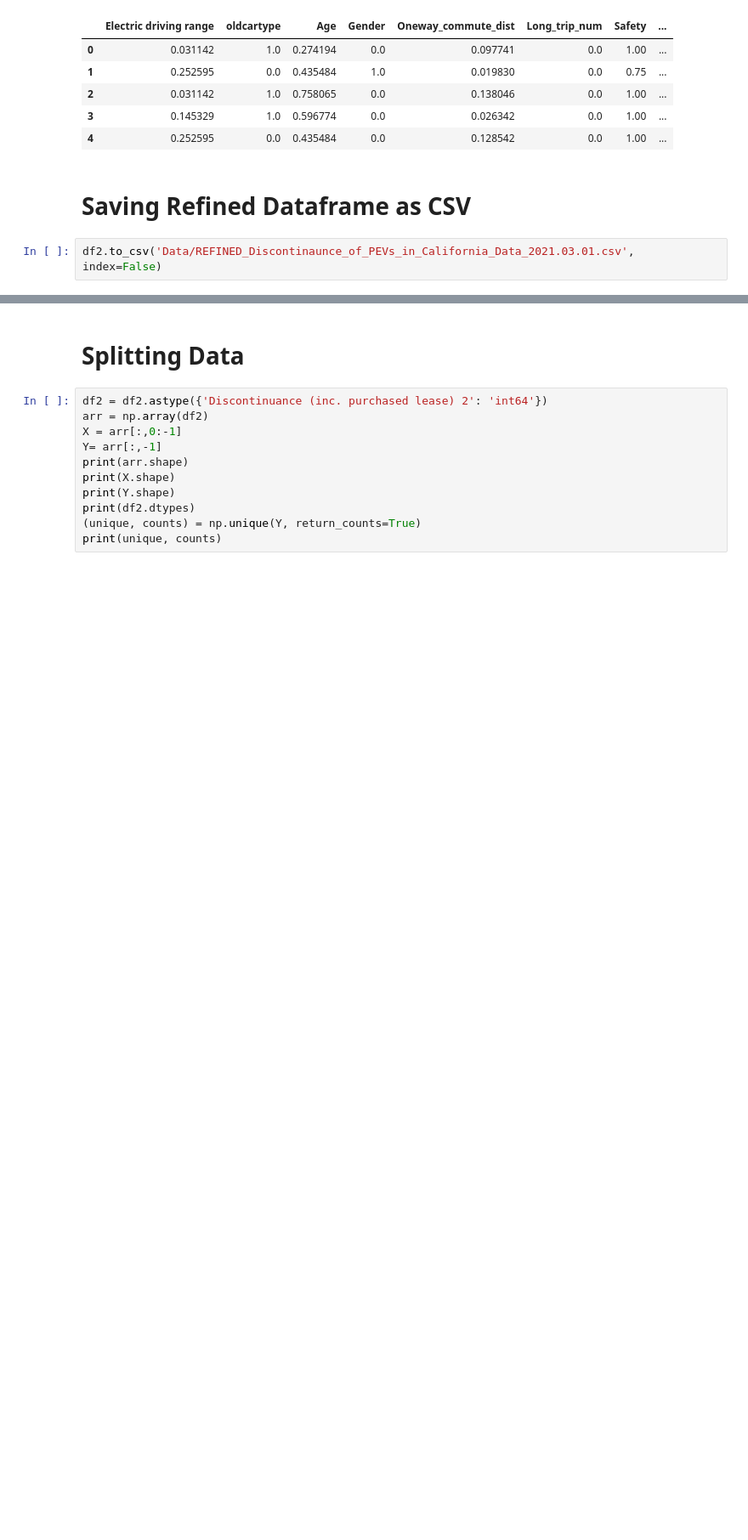
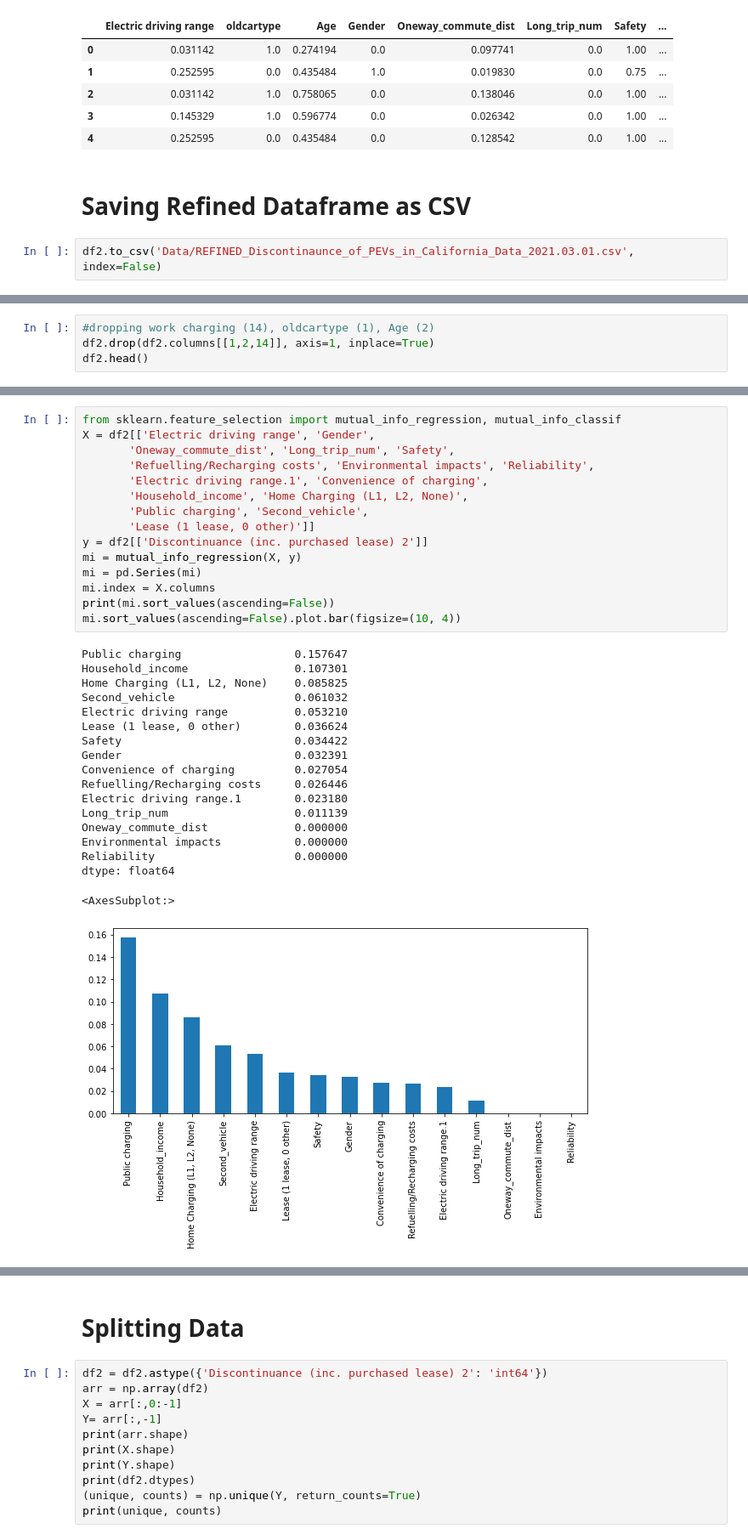
Before and after one commit to Taslim-M/EV-Customer-Discontinuation, a Jupyter notebook: version2/DataCleaningPrep.ipynb, the cells around one changed output, grey strips where cells are left out. Shown: that part at 85% size. Cells and saved outputs as stored; diff of their text form; blank space fills up the shorter version.

```diff
--- a/version2/DataCleaningPrep.ipynb
+++ b/version2/DataCleaningPrep.ipynb
@@ -549,0 +601,4 @@ df2.to_csv('Data/REFINED_Discontinaunce_of_PEVs_in_California_Data_2021.03.01.cs
+# %%
+#dropping work charging (14), oldcartype (1), Age (2)
+df2.drop(df2.columns[[1,2,14]], axis=1, inplace=True)
+df2.head()
@@ -549,0 +639,34 @@ df2.to_csv('Data/REFINED_Discontinaunce_of_PEVs_in_California_Data_2021.03.01.cs
+# %%
+from sklearn.feature_selection import mutual_info_regression, mutual_info_classif
+X = df2[['Electric driving range', 'Gender',
+       'Oneway_commute_dist', 'Long_trip_num', 'Safety',
+       'Refuelling/Recharging costs', 'Environmental impacts', 'Reliability',
+       'Electric driving range.1', 'Convenience of charging',
+       'Household_income', 'Home Charging (L1, L2, None)',
+       'Public charging', 'Second_vehicle',
+       'Lease (1 lease, 0 other)']]
+y = df2[['Discontinuance (inc. purchased lease) 2']]
+mi = mutual_info_regression(X, y)
+mi = pd.Series(mi)
+mi.index = X.columns
+print(mi.sort_values(ascending=False))
+mi.sort_values(ascending=False).plot.bar(figsize=(10, 4))
+# %% [output]
+Public charging                 0.157647
+Household_income                0.107301
+Home Charging (L1, L2, None)    0.085825
+Second_vehicle                  0.061032
+Electric driving range          0.053210
+Lease (1 lease, 0 other)        0.036624
+Safety                          0.034422
+Gender                          0.032391
+Convenience of charging         0.027054
+Refuelling/Recharging costs     0.026446
+Electric driving range.1        0.023180
+Long_trip_num                   0.011139
+Oneway_commute_dist             0.000000
+Environmental impacts           0.000000
+Reliability                     0.000000
+dtype: float64
+<AxesSubplot:>
+[figure, added]
```
Also changed, not shown: parts of 18 cells of this notebook, 8 other files.
